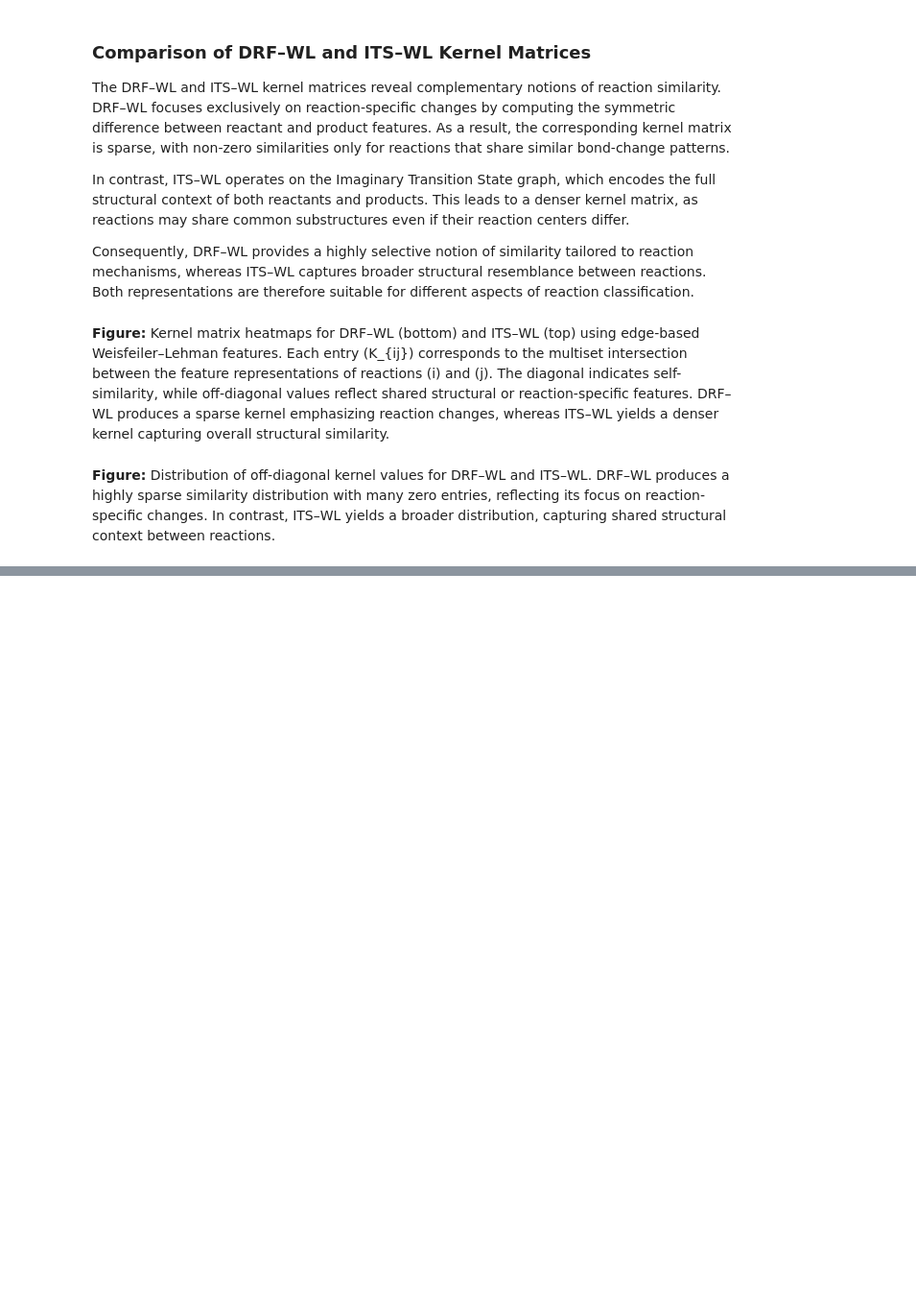
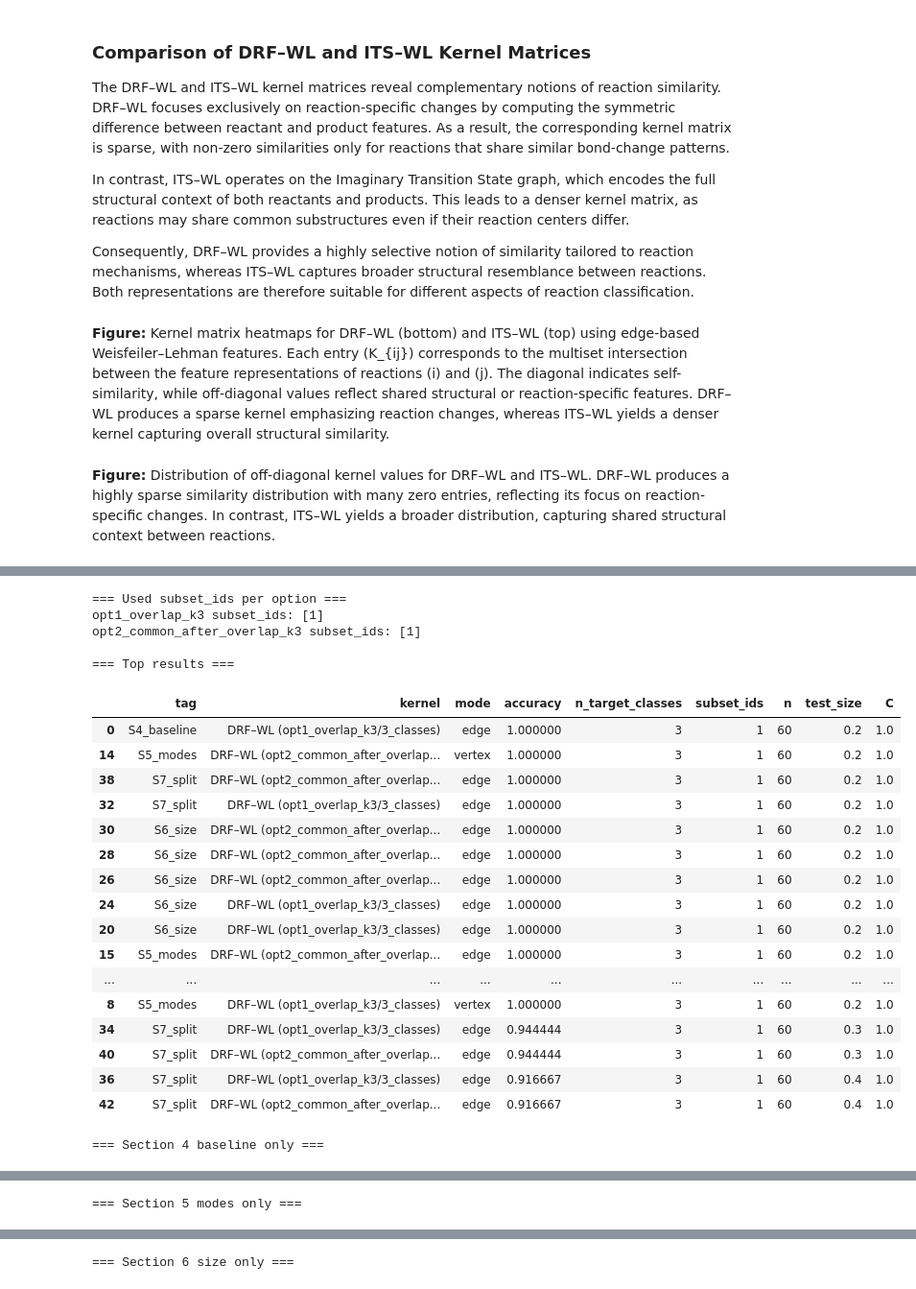
Before and after one commit to PatPatDango/reaction-kernels, a Jupyter notebook: notebooks/wp3.ipynb, the cells around one changed output, grey strips where cells are left out. Shown at 96% size. Drawn from its saved outputs; the diff is of its cells as text; code cells hidden in the pictures; blank space fills up the shorter version.

```diff
--- a/notebooks/wp3.ipynb
+++ b/notebooks/wp3.ipynb
@@ -190,8 +218,8 @@ Non-zero off-diagonal entries therefore highlight reactions with similar bond-ch
 # %% [markdown]
 #### Error Handling
 # %%
-
-pkl = next(Path("drf/precomputed_drf_edge").glob("*.pkl"))
+path = DATA_DIR / "drf_small/precomputed_drf_edge"
+pkl = next(path.glob("*.pkl"))   # ← HIER ist next() richtig
 obj = pickle.load(open(pkl, "rb"))
 
 print("Keys:", obj.keys())
@@ -203,6 +234,6 @@ StopIteration:
 # %%
 
-DIR = Path("drf/precomputed_drf_edge")  # <- GENAU der Ordner, den du lädst
+DIR = DATA_DIR / "drf_small/precomputed_drf_edge"  # <- GENAU der Ordner, den du lädst
 pkl = sorted(DIR.glob("*.pkl"))[0]
 print("Inspecting:", pkl)
 
@@ -358,0 +573,14 @@ weighted avg       0.88      0.88      0.88      1200
+# %%
+def make_class_setups_for_option(opt_cfg):
+    tc = opt_cfg["target_classes"]
+    setups = []
+
+    # 3 classes
+    tc3 = tc[:3]
+    setups.append({"name": "3_classes", "target_classes": tc3})
+
+    # 10 classes (fallback if not enough)
+    tc10 = tc[:10]
+    setups.append({"name": "10_classes", "target_classes": tc10})
+
+    return setups
@@ -358,0 +940,58 @@ weighted avg       0.88      0.88      0.88      1200
+# %%
+# =========================
+# Section 8: Summary
+# =========================
+df_results = pd.DataFrame(results)
+
+print("=== Used subset_ids per option ===")
+for opt_cfg in OPTIONS:
+    print(opt_cfg["name"], "subset_ids:", opt_cfg["subset_ids"])
+
+print("\n=== Top results ===")
+display(df_results.sort_values("accuracy", ascending=False).head(20)[
+    ["tag","kernel","mode","accuracy","n_target_classes","subset_ids","n","test_size","C"]
+])
+
+print("\n=== Section 4 baseline only ===")
+display(df_results[df_results["tag"]=="S4_baseline"][[
+    "kernel","mode","accuracy","n_target_classes","subset_ids","n","test_size"
+]].sort_values(["kernel","n_target_classes"]))
+
+print("\n=== Section 5 modes only ===")
+display(df_results[df_results["tag"]=="S5_modes"][[
+    "kernel","mode","accuracy","subset_ids","n_target_classes"
+]].sort_values(["kernel","mode"]))
+
+print("\n=== Section 6 size only ===")
+display(df_results[df_results["tag"]=="S6_size"][[
+    "kernel","n","accuracy","subset_ids"
+]].sort_values(["kernel","n"]))
+
+print("\n=== Section 7 split only ===")
+display(df_results[df_results["tag"]=="S7_split"][[
+    "kernel","test_size","accuracy","subset_ids"
+]].sort_values(["kernel","test_size"]))
+# %% [output]
+=== Used subset_ids per option ===
+opt1_overlap_k3 subset_ids: [1]
+opt2_common_after_overlap_k3 subset_ids: [1]
+
+=== Top results ===
+|  | tag | kernel | mode | accuracy | n_target_classes | subset_ids | n | test_size | C |
+| 0 | S4_baseline | DRF–WL (opt1_overlap_k3/3_classes) | edge | 1.000000 | 3 | 1 | 60 | 0.2 | 1.0 |
+| 14 | S5_modes | DRF–WL (opt2_common_after_overlap... | vertex | 1.000000 | 3 | 1 | 60 | 0.2 | 1.0 |
+| 38 | S7_split | DRF–WL (opt2_common_after_overlap... | edge | 1.000000 | 3 | 1 | 60 | 0.2 | 1.0 |
+| 32 | S7_split | DRF–WL (opt1_overlap_k3/3_classes) | edge | 1.000000 | 3 | 1 | 60 | 0.2 | 1.0 |
+| 30 | S6_size | DRF–WL (opt2_common_after_overlap... | edge | 1.000000 | 3 | 1 | 60 | 0.2 | 1.0 |
+| 28 | S6_size | DRF–WL (opt2_common_after_overlap... | edge | 1.000000 | 3 | 1 | 60 | 0.2 | 1.0 |
+| 26 | S6_size | DRF–WL (opt2_common_after_overlap... | edge | 1.000000 | 3 | 1 | 60 | 0.2 | 1.0 |
+| 24 | S6_size | DRF–WL (opt1_overlap_k3/3_classes) | edge | 1.000000 | 3 | 1 | 60 | 0.2 | 1.0 |
+| 20 | S6_size | DRF–WL (opt1_overlap_k3/3_classes) | edge | 1.000000 | 3 | 1 | 60 | 0.2 | 1.0 |
+| 15 | S5_modes | DRF–WL (opt2_common_after_overlap... | edge | 1.000000 | 3 | 1 | 60 | 0.2 | 1.0 |
+| ... | ... | ... | ... | ... | ... | ... | ... | ... | ... |
+| 8 | S5_modes | DRF–WL (opt1_overlap_k3/3_classes) | vertex | 1.000000 | 3 | 1 | 60 | 0.2 | 1.0 |
+| 34 | S7_split | DRF–WL (opt1_overlap_k3/3_classes) | edge | 0.944444 | 3 | 1 | 60 | 0.3 | 1.0 |
+| 40 | S7_split | DRF–WL (opt2_common_after_overlap... | edge | 0.944444 | 3 | 1 | 60 | 0.3 | 1.0 |
+| 36 | S7_split | DRF–WL (opt1_overlap_k3/3_classes) | edge | 0.916667 | 3 | 1 | 60 | 0.4 | 1.0 |
+| 42 | S7_split | DRF–WL (opt2_common_after_overlap... | edge | 0.916667 | 3 | 1 | 60 | 0.4 | 1.0 |
+=== Section 4 baseline only ===
@@ -358,0 +1007 @@ weighted avg       0.88      0.88      0.88      1200
+=== Section 5 modes only ===
@@ -358,0 +1021 @@ weighted avg       0.88      0.88      0.88      1200
+=== Section 6 size only ===
```
Also changed, not shown: parts of 41 cells of this notebook, 5 other files.
